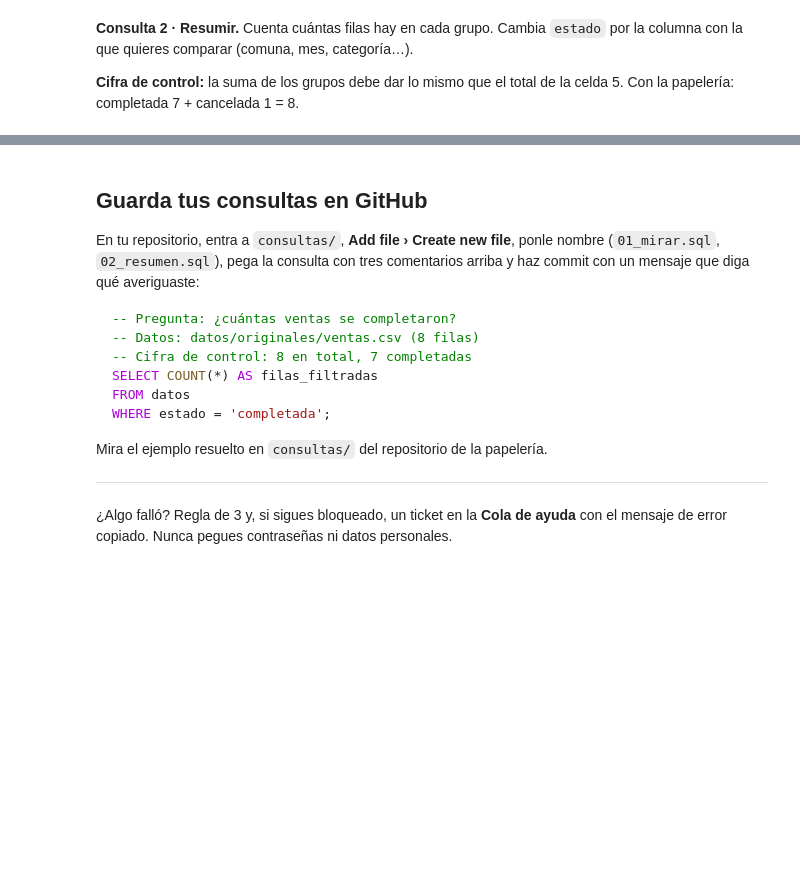
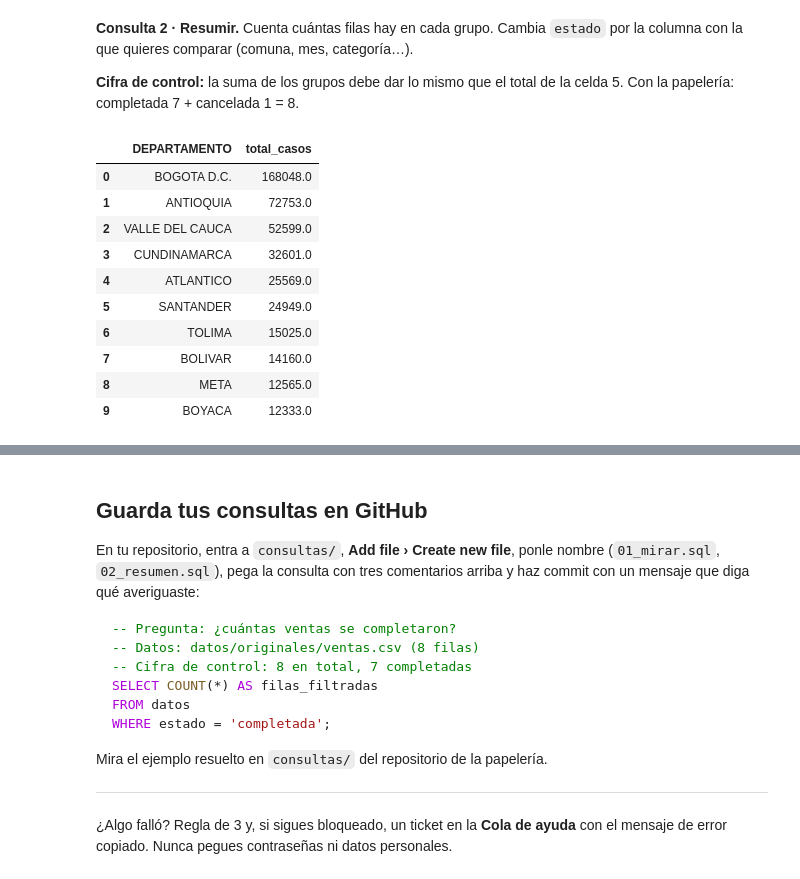
Before and after one commit to dmonsalvelondono8-cmyk/proyecto-datos-e7, a Jupyter notebook: notebooks/01_consultas.ipynb, the cells around one changed output, grey strips where cells are left out. Cells and saved outputs as stored; diff of their text form; code cells hidden in the pictures; blank space fills up the shorter version.

```diff
--- a/notebooks/01_consultas.ipynb
+++ b/notebooks/01_consultas.ipynb
@@ -135,11 +218,27 @@ LIMIT 10
 **Cifra de control:** la suma de los grupos debe dar lo mismo que el total de la celda 5. Con la papelería: completada 7 + cancelada 1 = 8.
 # %%
 # Celda 8 · Consulta 2: resumen por grupo
+# consulta 3: los departamentos que registran más casos
+
 sql("""
-SELECT estado, COUNT(*) AS filas
+SELECT DEPARTAMENTO,
+       SUM(CANTIDAD) AS total_casos
 FROM datos
-GROUP BY estado
-ORDER BY filas DESC
+GROUP BY DEPARTAMENTO
+ORDER BY total_casos DESC
+LIMIT 10
 """)
+# %% [output]
+|  | DEPARTAMENTO | total_casos |
+| 0 | BOGOTA D.C. | 168048.0 |
+| 1 | ANTIOQUIA | 72753.0 |
+| 2 | VALLE DEL CAUCA | 52599.0 |
+| 3 | CUNDINAMARCA | 32601.0 |
+| 4 | ATLANTICO | 25569.0 |
+| 5 | SANTANDER | 24949.0 |
+| 6 | TOLIMA | 15025.0 |
+| 7 | BOLIVAR | 14160.0 |
+| 8 | META | 12565.0 |
+| 9 | BOYACA | 12333.0 |
 # %%
 # Celda 9 · Cifra de control: ¿la suma de los grupos da el total?
```
Also changed, not shown: parts of 7 cells of this notebook.
